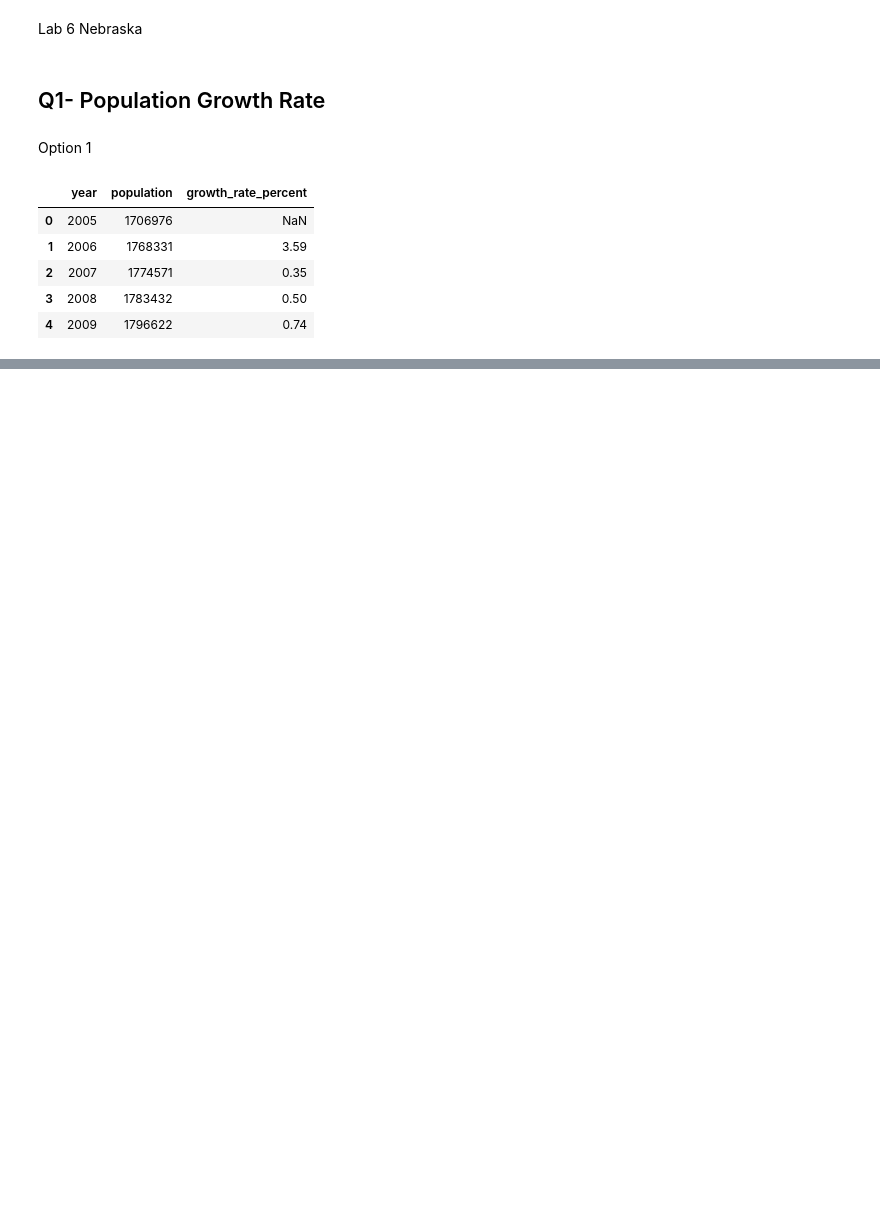
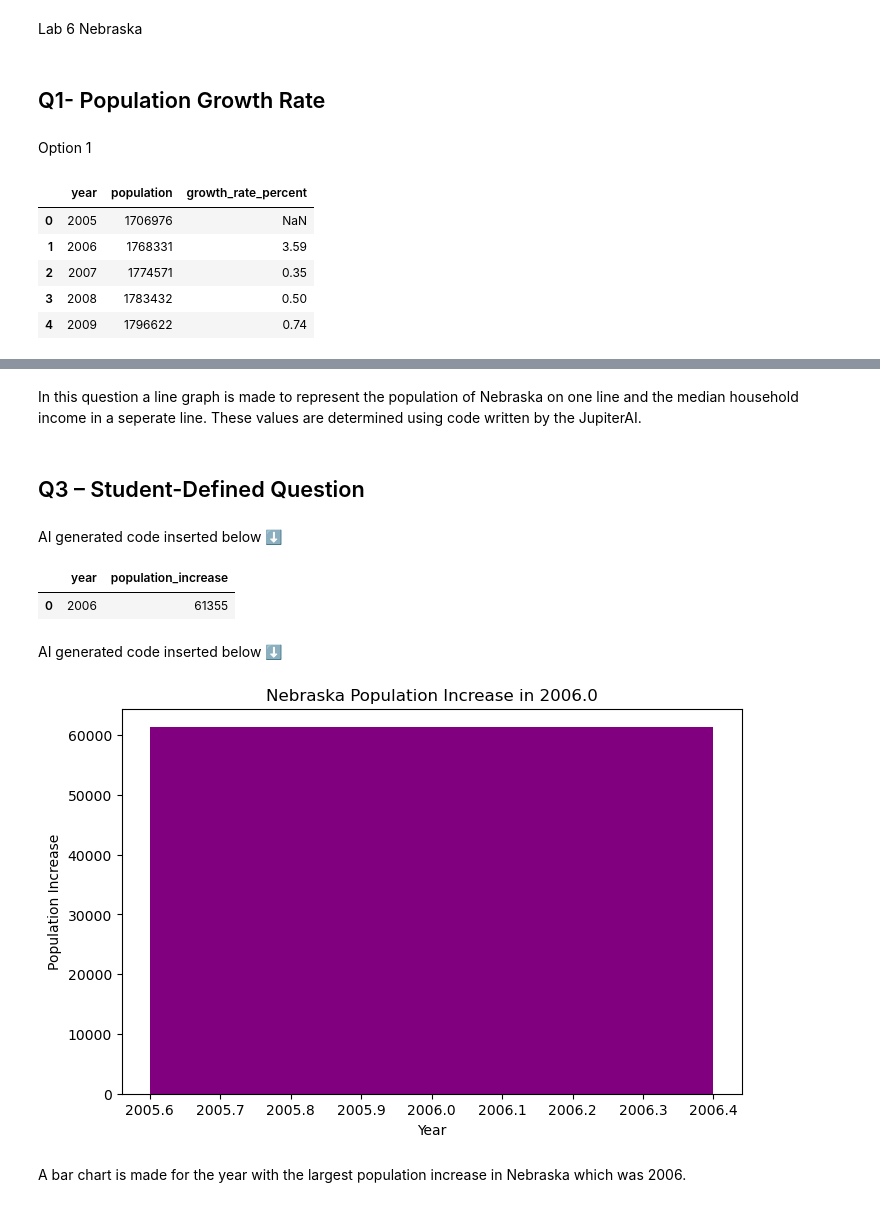
Before and after one commit to porte2ax/IA340-1, a Jupyter notebook: lab6.ipynb, the cells around one changed output, grey strips where cells are left out. Cells and saved outputs as stored; diff of their text form; code cells hidden in the pictures; blank space fills up the shorter version.

```diff
--- a/lab6.ipynb
+++ b/lab6.ipynb
@@ -97,0 +204,54 @@ Please specify it via `%env OPENAI_API_KEY=token`.
+# %% [markdown]
+In this question a line graph is made to represent the population of Nebraska on one line and the median household income in a seperate line. These values are determined using code written by the JupiterAI.
+# %% [markdown]
+## Q3 – Student-Defined Question
+# %%
+%%ai gpt4 -f code
+use the data in the dataframe {q2_df}, the dataframe name is q2_df
+Which year had the largest population increase? use
+• Write an SQL query to retrieve the needed data. You may need AI assistance to
+write the join query correctly
+# %% [output]
+AI generated code inserted below ⬇️
+# %%
+import sqlite3
+
+# Put the q2_df into sqlite3 database in-memory
+conn = sqlite3.connect(":memory:")
+q2_df.to_sql('q2_df', conn, index=False)
+
+query = """
+SELECT year, population_num - LAG(population_num, 1) OVER (ORDER BY year) as population_increase
+FROM q2_df
+ORDER BY population_increase DESC
+LIMIT 1
+"""
+pd.read_sql_query(query, conn)
+# %% [output]
+|  | year | population_increase |
+| 0 | 2006 | 61355 |
+# %%
+%%ai gpt4 -f code
+create a visualization for the year with the largest population increase including the state name of Nebraska in the title
+# %% [output]
+AI generated code inserted below ⬇️
+# %%
+# calculating the difference between consecutive years
+q2_df['population_increase'] = q2_df['population_num'].diff()
+
+# getting the year with largest population increase
+year_max_increase = q2_df.loc[q2_df['population_increase'].idxmax()]['year']
+
+# creating subset for the year with max increase
+subset = q2_df[q2_df['year'] == year_max_increase]
+
+plt.figure(figsize=(8,5))
+plt.bar(subset['year'], subset['population_increase'], color='purple')
+plt.xlabel("Year")
+plt.ylabel("Population Increase")
+plt.title("Nebraska Population Increase in " + str(year_max_increase))
+plt.show()
+# %% [output]
+[figure, added]
+# %% [markdown]
+A bar chart is made for the year with the largest population increase in Nebraska which was 2006.
```
Also changed, not shown: parts of 16 cells of this notebook.
